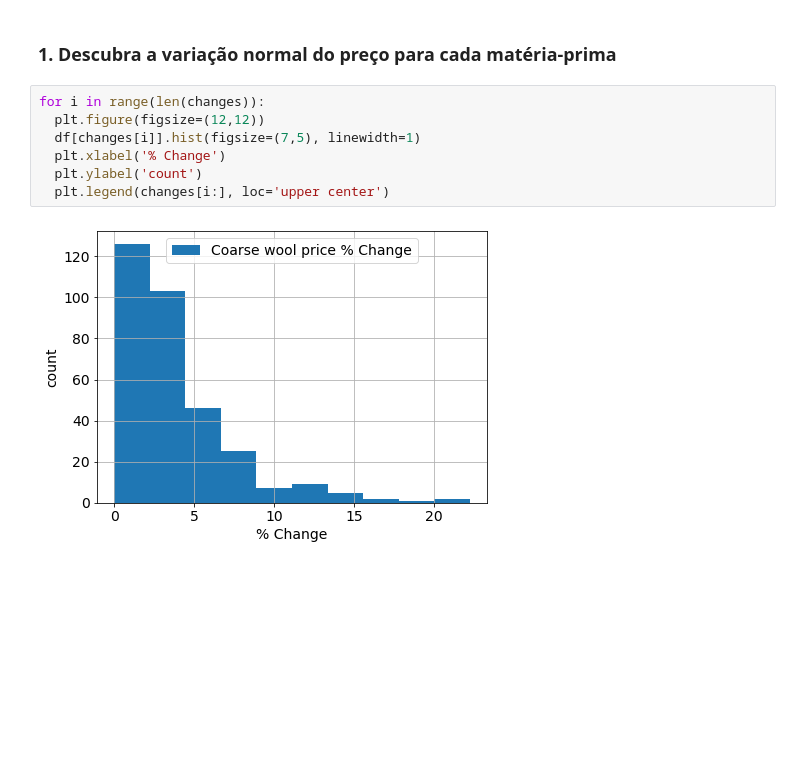
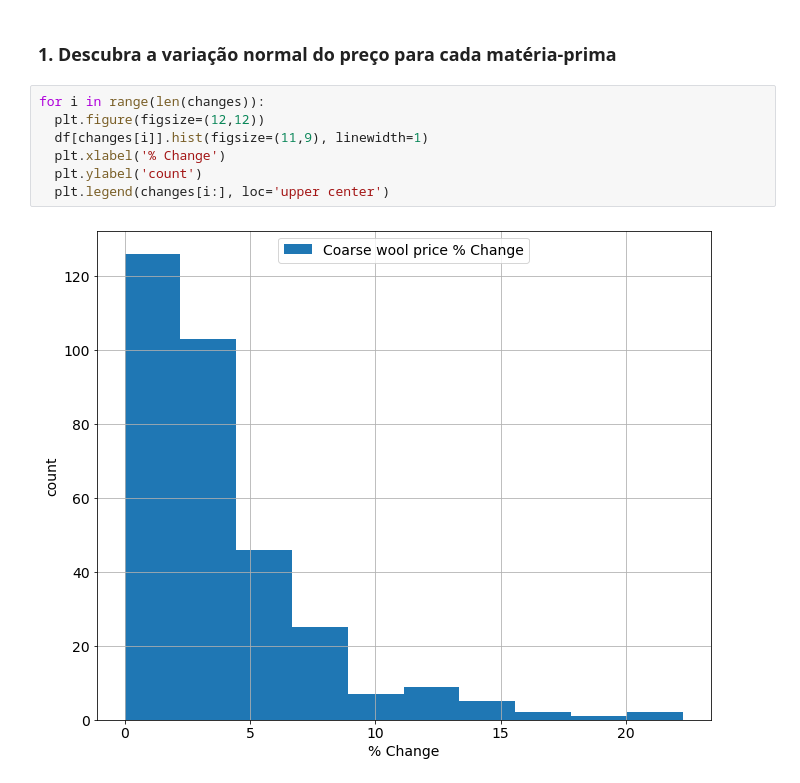
Before and after one commit to RaulOAlves/Agricultural_Raw_Material_prices_-1990_2020-, a Jupyter notebook: Agricultural_Raw_Material_prices_(1990_2020).ipynb, the cells around one changed output. Saved outputs shown, nothing was run; the diff lists cells and outputs as text; blank space fills up the shorter version.

```diff
--- a/Agricultural_Raw_Material_prices_(1990_2020).ipynb
+++ b/Agricultural_Raw_Material_prices_(1990_2020).ipynb
@@ -264,9 +264,9 @@ MSE:  0.08105512793613813
 # %%
 for i in range(len(changes)):
   plt.figure(figsize=(12,12))
-  df[changes[i]].hist(figsize=(7,5), linewidth=1)
+  df[changes[i]].hist(figsize=(11,9), linewidth=1)
   plt.xlabel('% Change')
   plt.ylabel('count')
   plt.legend(changes[i:], loc='upper center')
 # %% [output]
-[figure, old version]
+[figure, new version]
```
Also changed, not shown: parts of 8 cells of this notebook.
